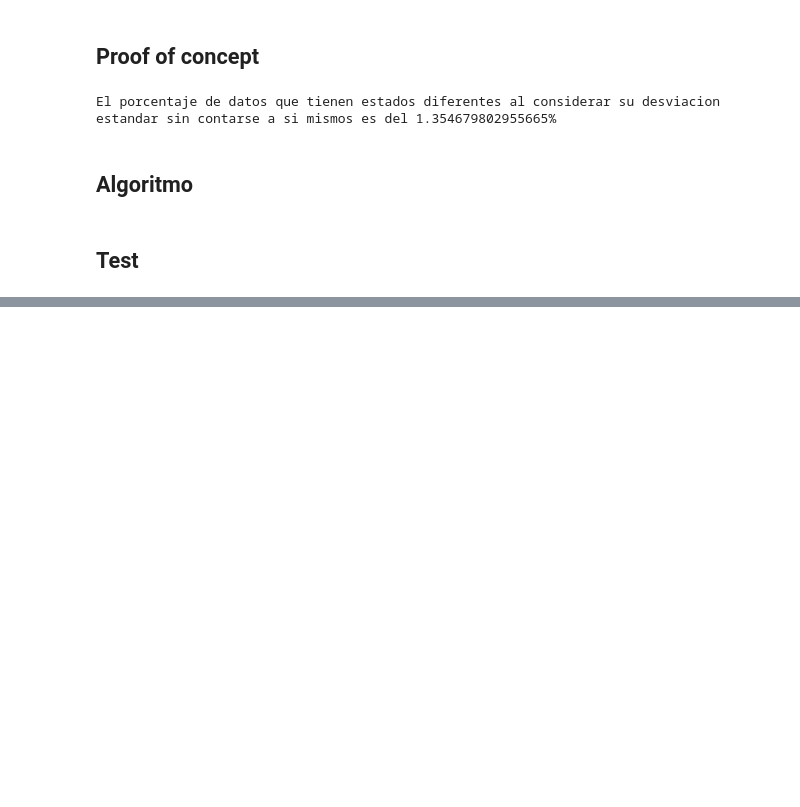
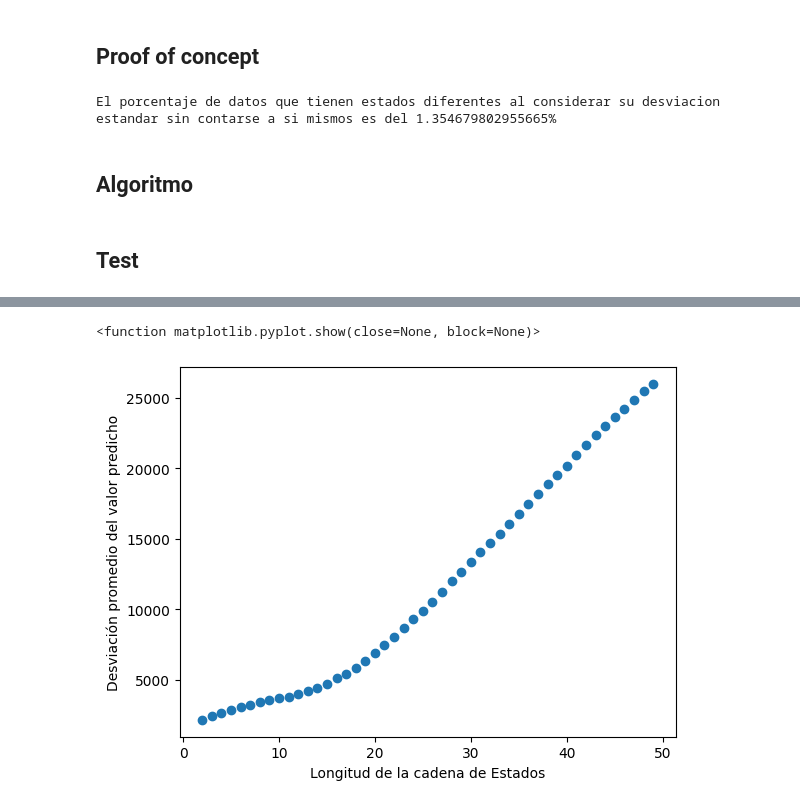
Before and after one commit to JuanJoseCifuentes/inv-de-operaciones, a Jupyter notebook: Segundo Corte/nutresa_markoviana.ipynb, the cells around one changed output, grey strips where cells are left out. Cells and saved outputs as stored; diff of their text form; code cells hidden in the pictures; blank space fills up the shorter version.

Commit message:
Analisis nutresa markoviana

```diff
--- a/Segundo Corte/nutresa_markoviana.ipynb
+++ b/Segundo Corte/nutresa_markoviana.ipynb
@@ -742,0 +751,35 @@ El precio real es de 50800.0
+# %%
+estados = np.array(df_nutresa['Estado'])
+yn = np.array(df_nutresa['Yn'])
+prices = np.array(df_nutresa['Price'])
+
+x = range(2, 50)
+y1 = []
+y2 = []
+
+for n in x:
+    wrong_prediction_counter = 0
+    avg_squared_distance = 0
+    longitud_cadena = n
+
+    for i in range(20, len(estados) - longitud_cadena):
+        min = i
+        max = min + longitud_cadena
+
+        y_final, aprox_range = pasar_a_dinero(prices[min], yn[min-19:min], estados[min:max])
+        if prices[max] > aprox_range[1] or prices[max] < aprox_range[0]:
+            wrong_prediction_counter += 1
+        avg_squared_distance += (y_final - prices[max]) ** 2
+
+    avg_squared_distance = avg_squared_distance / (len(estados)-20)
+
+    y1.append(avg_squared_distance ** 0.5)
+    y2.append(wrong_prediction_counter)
+# %%
+plt.scatter(x=x, y=y1)
+plt.xlabel("Longitud de la cadena de Estados")
+plt.ylabel("Desviación promedio del valor predicho")
+plt.show
+# %% [output]
+<function matplotlib.pyplot.show(close=None, block=None)>
+[figure, added]
```
Also changed, not shown: parts of 3 cells of this notebook.
